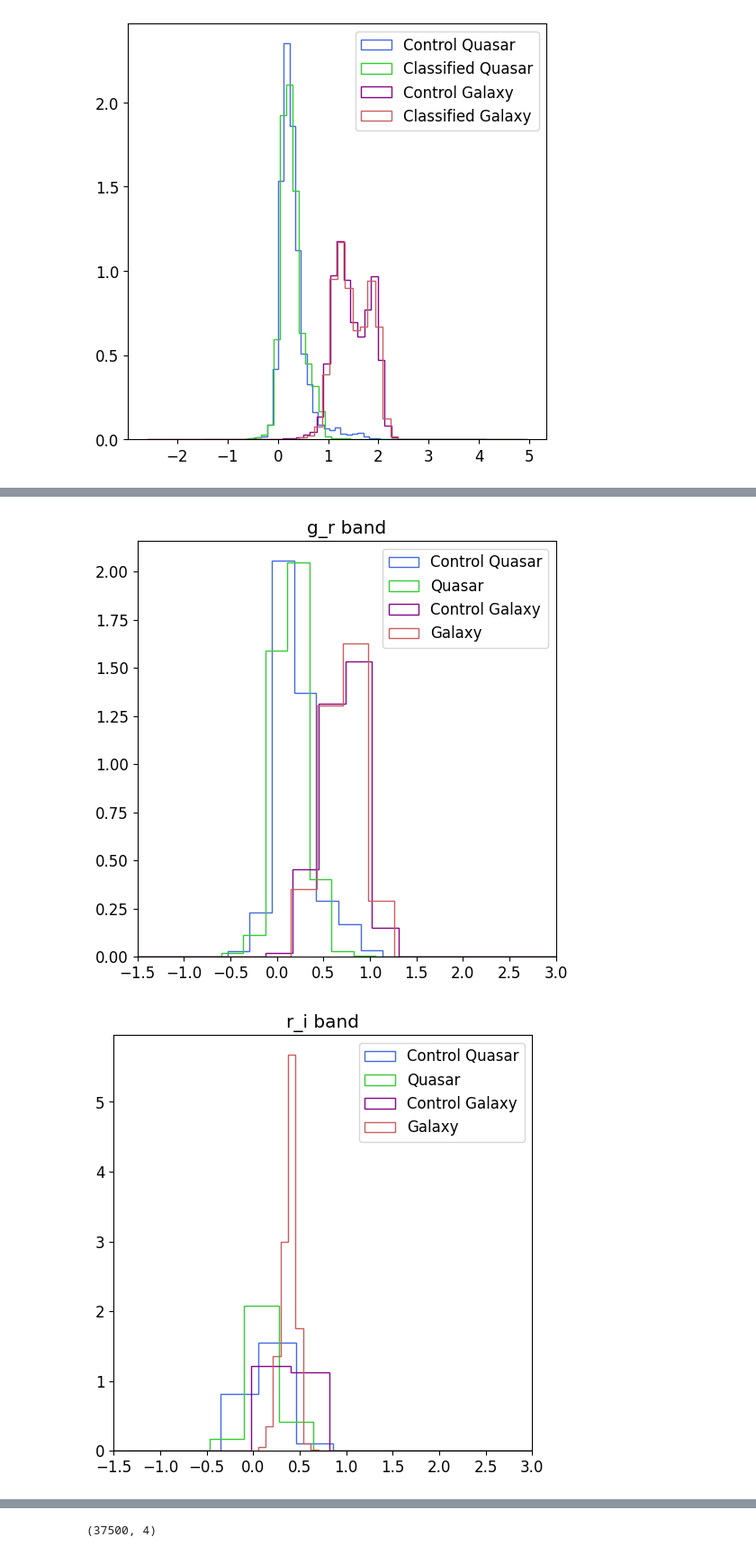
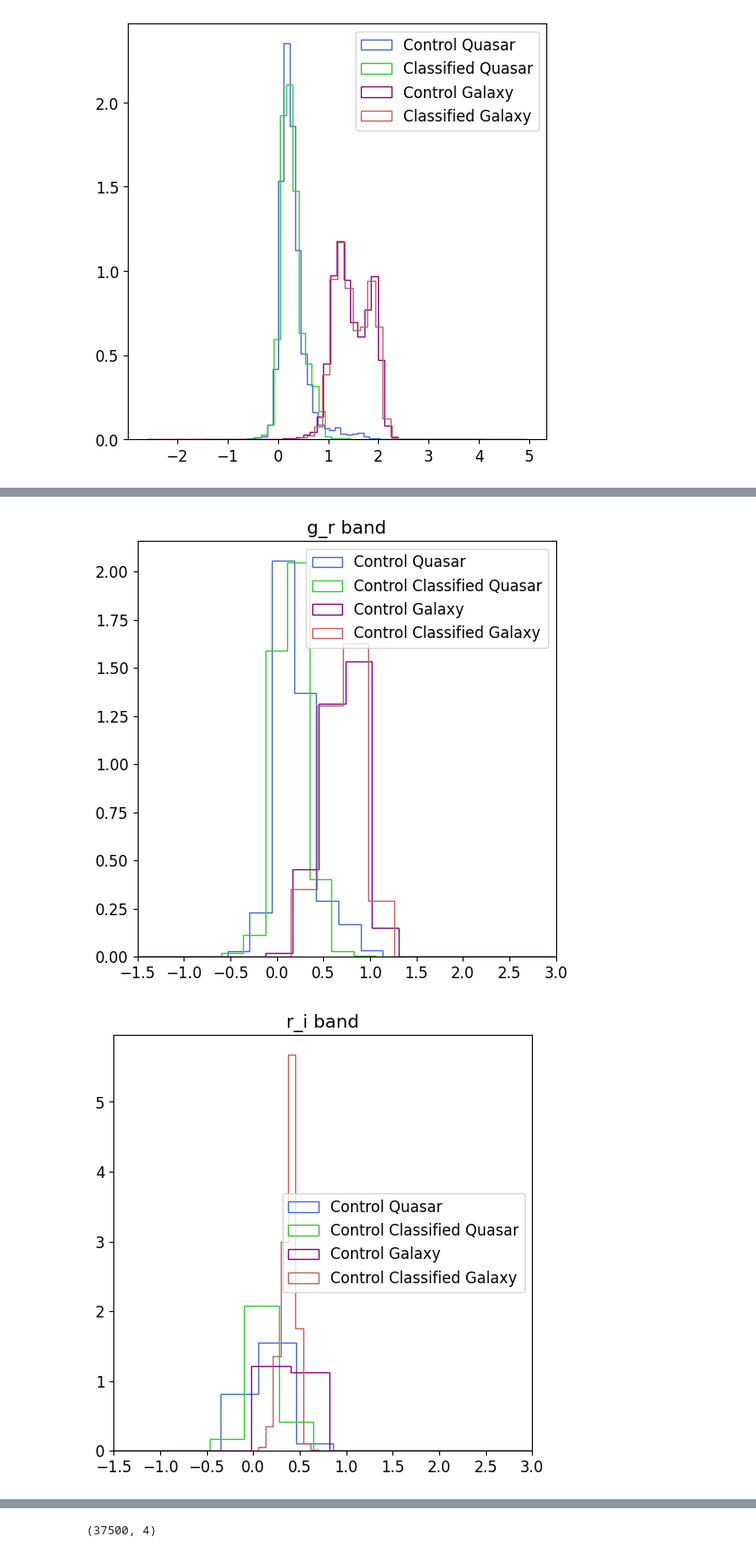
Before and after one commit to olli-e-benji/Astrostatistics-and-Machine-Learning-2023, a Jupyter notebook: working/L19_ClassificationQuasarGalaxy.ipynb, the cells around one changed output, grey strips where cells are left out. Shown at 90% size. Drawn from its saved outputs; the diff is of its cells as text; code cells hidden in the pictures.

```diff
--- a/working/L19_ClassificationQuasarGalaxy.ipynb
+++ b/working/L19_ClassificationQuasarGalaxy.ipynb
@@ -119,9 +120,9 @@ plt.show()
 for lab, band, title in zip(range(0, 4), [u_g, g_r, r_i, i_z], ['u_g band', 'g_r band', 'r_i band', 'i_z band']):
     plt.title(title)
     plt.hist(band[label == 1], bins=50, density=True, label='Control Quasar', color='royalblue', histtype='step')
-    plt.hist(xtest[:, lab][result == 1], bins=50, density=True, label='Classified Quasar', color='limegreen', histtype='step')
+    plt.hist(xtest[:, lab][result == 1], bins=50, density=True, label='Control Classified Quasar', color='limegreen', histtype='step')
     plt.hist(band[label == 0], bins=50, density=True, label='Control Galaxy', color='darkmagenta', histtype='step')
-    plt.hist(xtest[:, lab][result == 0], bins=50, density=True, label='Classified Galaxy', color='indianred', histtype='step')
+    plt.hist(xtest[:, lab][result == 0], bins=50, density=True, label='Control Classified Galaxy', color='indianred', histtype='step')
 
     plt.xlim(-1.5, 3)
     plt.legend()
@@ -131,2 +132,2 @@ for lab, band, title in zip(range(0, 4), [u_g, g_r, r_i, i_z], ['u_g band', 'g_r
-[figure, old version]
+[figure, new version]
-[figure, old version]
+[figure, new version]
```
Also changed, not shown: parts of 3 cells of this notebook, 1 other file.
